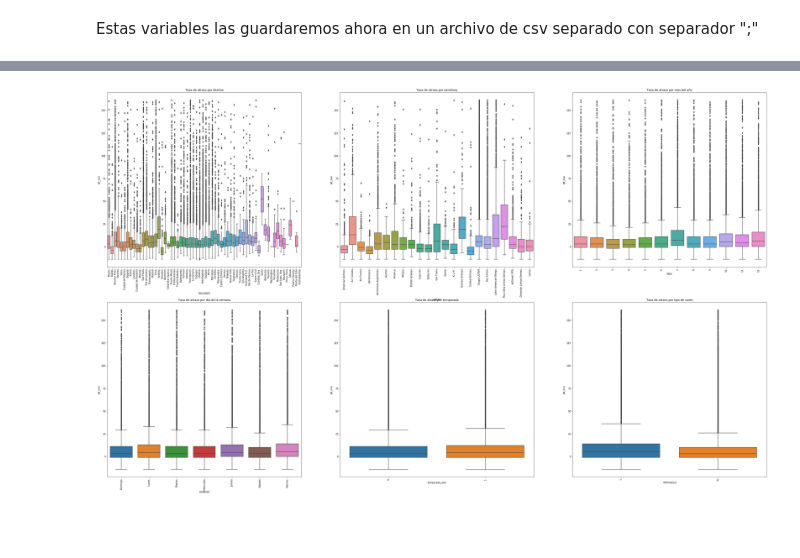
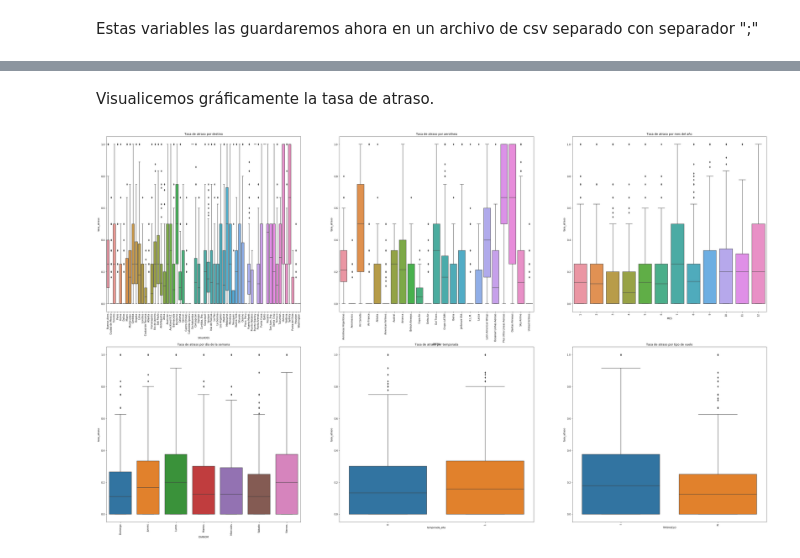
Before and after one commit to JaviviFMB/challenge-datascientist, a Jupyter notebook: solution.ipynb, the cells around one changed output, grey strips where cells are left out. Cells and saved outputs as stored; diff of their text form; code cells hidden in the pictures; blank space fills up the shorter version.

```diff
--- a/solution.ipynb
+++ b/solution.ipynb
@@ -97,9 +154,12 @@ dataset_scl['Fecha-O'] = pd.to_datetime(dataset_scl['Fecha-O'])
 
 # Variable temporada alta
 temporada_conditions = [
-    ((dataset_scl['Fecha-I'].dt.date >= datetime.strptime('2017-07-15', '%Y-%m-%d').date()) & (dataset_scl['Fecha-I'].dt.date <= datetime.strptime('2017-07-31', '%Y-%m-%d').date()))
-|   ((dataset_scl['Fecha-I'].dt.date >= datetime.strptime('2017-09-11', '%Y-%m-%d').date()) & (dataset_scl['Fecha-I'].dt.date <= datetime.strptime('2017-09-30', '%Y-%m-%d').date()))
-|   ((dataset_scl['Fecha-I'].dt.date >= datetime.strptime('2017-01-01', '%Y-%m-%d').date()) & (dataset_scl['Fecha-I'].dt.date <= datetime.strptime('2017-03-03', '%Y-%m-%d').date()))
+    ((dataset_scl['Fecha-I'].dt.date >= datetime.strptime('2017-07-15', '%Y-%m-%d').date())
+     & (dataset_scl['Fecha-I'].dt.date <= datetime.strptime('2017-07-31', '%Y-%m-%d').date()))
+|   ((dataset_scl['Fecha-I'].dt.date >= datetime.strptime('2017-09-11', '%Y-%m-%d').date())
+     & (dataset_scl['Fecha-I'].dt.date <= datetime.strptime('2017-09-30', '%Y-%m-%d').date()))
+|   ((dataset_scl['Fecha-I'].dt.date >= datetime.strptime('2017-01-01', '%Y-%m-%d').date())
+     & (dataset_scl['Fecha-I'].dt.date <= datetime.strptime('2017-03-03', '%Y-%m-%d').date()))
 |   ((dataset_scl['Fecha-I'].dt.date >= datetime.strptime('2017-12-15', '%Y-%m-%d').date()))
 
 ]
@@ -113,8 +173,10 @@ dataset_scl['dif_min'] = (dataset_scl['Fecha-O']- dataset_scl['Fecha-I']).dt.tot
 dataset_scl['atraso_15'] = np.where(dataset_scl['dif_min'] > 15, 1, 0)
 
 # Periodo del día en que ocurre el vuelo (mañana, tarde, noche) en base a Fecha-I
-period_conditions = [(dataset_scl['Fecha-I'].dt.time >= datetime.strptime('05:00:00', '%H:%M:%S').time()) & (dataset_scl['Fecha-I'].dt.time <= datetime.strptime('11:59:00', '%H:%M:%S').time()),
-                     (dataset_scl['Fecha-I'].dt.time >= datetime.strptime('12:00:00', '%H:%M:%S').time()) & (dataset_scl['Fecha-I'].dt.time <= datetime.strptime('18:59:00', '%H:%M:%S').time())
+period_conditions = [(dataset_scl['Fecha-I'].dt.time >= datetime.strptime('05:00:00', '%H:%M:%S').time())
+                     & (dataset_scl['Fecha-I'].dt.time <= datetime.strptime('11:59:00', '%H:%M:%S').time()),
+                     (dataset_scl['Fecha-I'].dt.time >= datetime.strptime('12:00:00', '%H:%M:%S').time())
+                     & (dataset_scl['Fecha-I'].dt.time <= datetime.strptime('18:59:00', '%H:%M:%S').time())
                      ]
 period_choices = ['mañana','tarde']
 dataset_scl['periodo_dia'] = np.select(period_conditions, period_choices, default='noche')
@@ -127,0 +249,10 @@ Debemos revisar ahora el comportamiento de la tasa de atraso dependiendo de dist
+# %%
+sum_dataset = dataset_scl[['OPERA','SIGLADES','DIANOM','TIPOVUELO','temporada_alta','MES','atraso_15']].groupby(
+    ['OPERA','SIGLADES','DIANOM','TIPOVUELO','temporada_alta','MES']).sum()
+count_dataset = dataset_scl[['OPERA','SIGLADES','DIANOM','TIPOVUELO','temporada_alta','MES','atraso_15']].groupby(
+    ['OPERA','SIGLADES','DIANOM','TIPOVUELO','temporada_alta','MES']).count()
+
+late_rate = pd.merge(sum_dataset,count_dataset, left_index=True, right_index=True)
+late_rate['tasa_atraso'] = late_rate.atraso_15_x/late_rate.atraso_15_y
+late_rate.reset_index(drop=False,inplace=True)
+late_rate.head()
@@ -127,0 +268,8 @@ Debemos revisar ahora el comportamiento de la tasa de atraso dependiendo de dist
+# %%
+# Creamos variables dummies para las categóricas para que puedan ser consideradas en la regresión
+late_rate = pd.concat((late_rate,
+                       pd.get_dummies(late_rate['OPERA'],drop_first=True),
+                       pd.get_dummies(late_rate['SIGLADES'],drop_first=True),
+                       pd.get_dummies(late_rate['DIANOM'],drop_first=True),
+                       pd.get_dummies(late_rate['TIPOVUELO'],drop_first=True)), axis=1)
+late_rate.head()
@@ -128,25 +314,27 @@ Debemos revisar ahora el comportamiento de la tasa de atraso dependiendo de dist
+# %% [markdown]
+Visualicemos gráficamente la tasa de atraso.
 # %%
 fig, ax = plt.subplots(2, 3, figsize = (50,30))
 
-sns.boxplot(x='SIGLADES',y='dif_min',data=dataset_scl, ax = ax[0][0])
-sns.boxplot(x='OPERA',y='dif_min',data=dataset_scl, ax = ax[0][1])
-sns.boxplot(x='MES',y='dif_min',data=dataset_scl, ax = ax[0][2])
-sns.boxplot(x='DIANOM',y='dif_min',data=dataset_scl, ax = ax[1][0])
-sns.boxplot(x='temporada_alta',y='dif_min',data=dataset_scl, ax = ax[1][1])
-sns.boxplot(x='TIPOVUELO',y='dif_min',data=dataset_scl, ax = ax[1][2])
+sns.boxplot(x='SIGLADES',y='tasa_atraso',data=late_rate, ax = ax[0][0])
+sns.boxplot(x='OPERA',y='tasa_atraso',data=late_rate, ax = ax[0][1])
+sns.boxplot(x='MES',y='tasa_atraso',data=late_rate, ax = ax[0][2])
+sns.boxplot(x='DIANOM',y='tasa_atraso',data=late_rate, ax = ax[1][0])
+sns.boxplot(x='temporada_alta',y='tasa_atraso',data=late_rate, ax = ax[1][1])
+sns.boxplot(x='TIPOVUELO',y='tasa_atraso',data=late_rate, ax = ax[1][2])
 
 ax[0][0].set_title('Tasa de atraso por destino')
 ax[0][1].set_title('Tasa de atraso por aerolínea')
 ax[0][2].set_title('Tasa de atraso por mes del año')
 ax[1][0].set_title('Tasa de atraso por día de la semana')
 ax[1][1].set_title('Tasa de atraso por temporada')
 ax[1][2].set_title('Tasa de atraso por tipo de vuelo')
 
 ax[0][0].tick_params(axis='x', rotation=90)
 ax[0][1].tick_params(axis='x', rotation=90)
 ax[0][2].tick_params(axis='x', rotation=90)
 ax[1][0].tick_params(axis='x', rotation=90)
 ax[1][1].tick_params(axis='x', rotation=90)
 ax[1][2].tick_params(axis='x', rotation=90)
 # %% [output]
-[figure, old version]
+[figure, new version]
```
Also changed, not shown: parts of 50 cells of this notebook.
